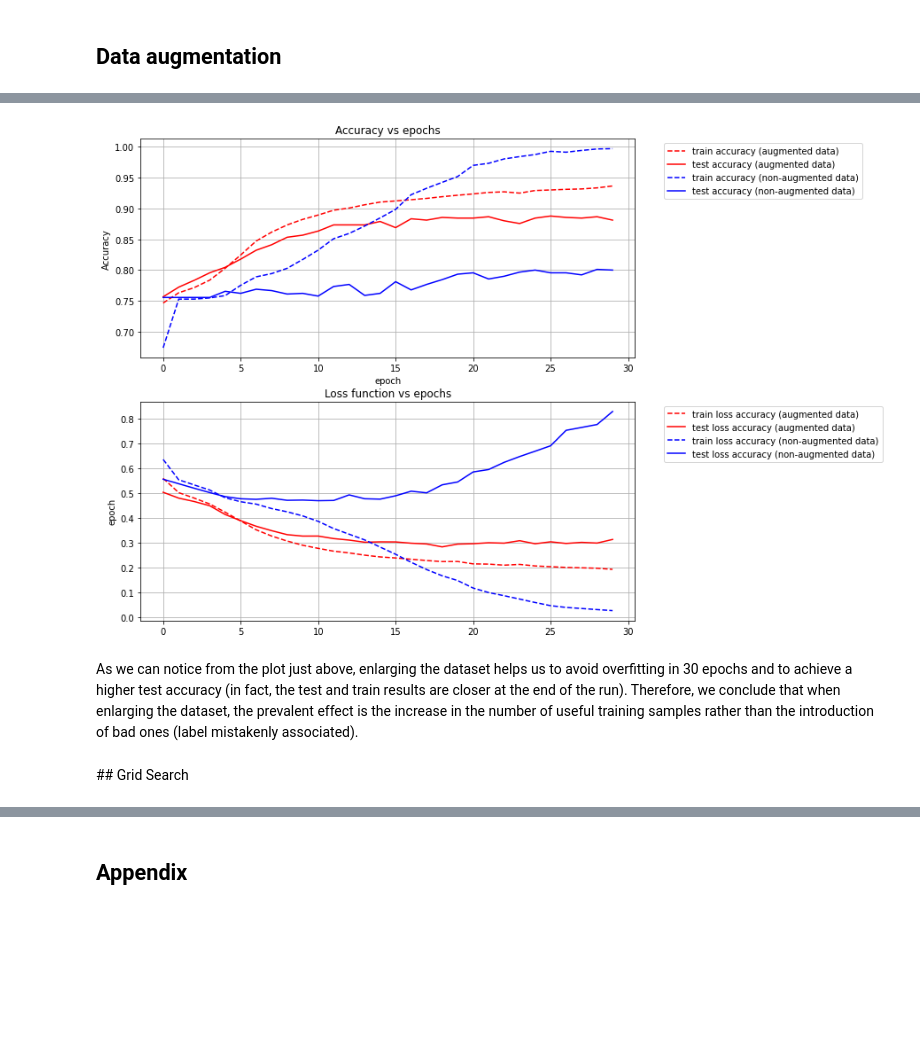
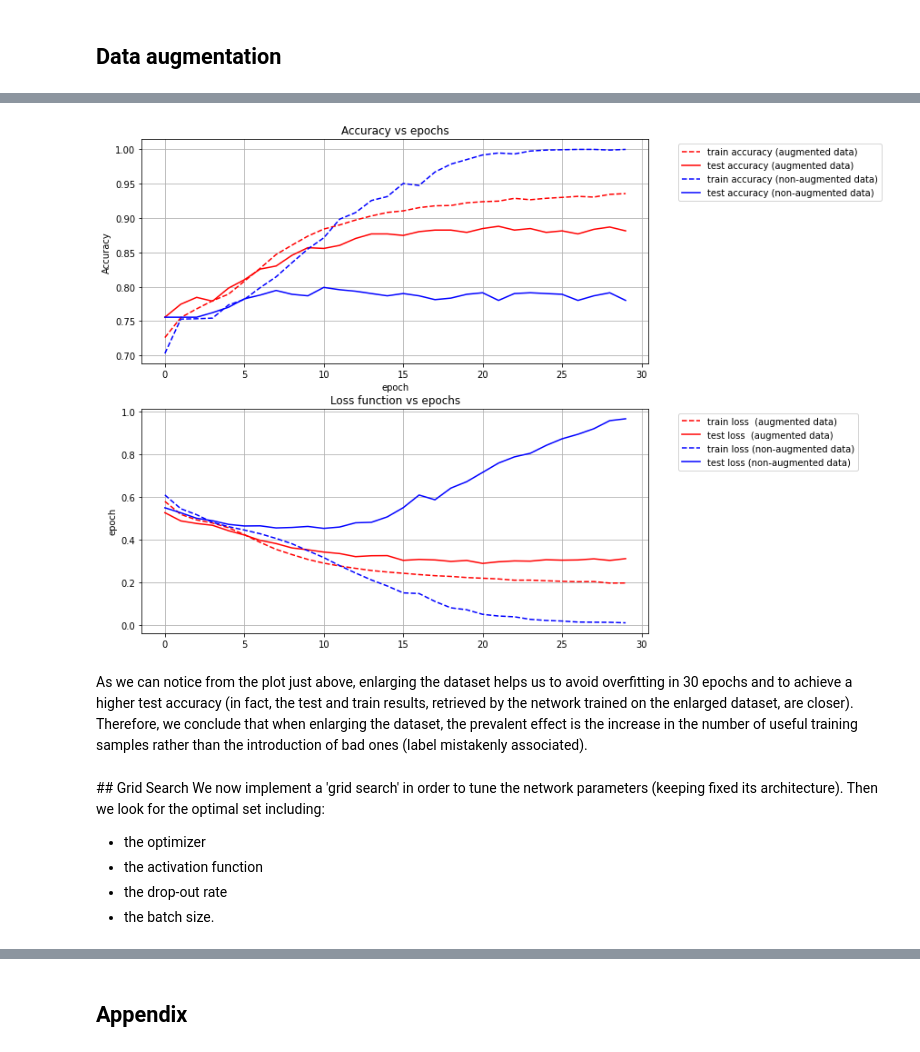
Before and after one commit to giuliacampesan/UniversityAssignments, a Jupyter notebook: 02_week/LoCPdown_exercise2.ipynb, the cells around one changed output, grey strips where cells are left out. Saved outputs shown, nothing was run; the diff lists cells and outputs as text; code cells hidden in the pictures; blank space fills up the shorter version.

```diff
--- a/02_week/LoCPdown_exercise2.ipynb
+++ b/02_week/LoCPdown_exercise2.ipynb
@@ -313,42 +321,48 @@ ax[0].plot(fit.history['val_accuracy'],
          )
 ax[0].set_ylabel('Accuracy')
 ax[0].set_xlabel('epoch')
 ax[0].set_title('Accuracy vs epochs')
 ax[0].grid()
 ax[0].legend(bbox_to_anchor=(1.05, 1))
 
 #loss
 ax[1].plot(fit_aug.history['loss'],
-         label='train loss accuracy (augmented data)',
+         label='train loss  (augmented data)',
          c='red',
          ls='--'
          )
 ax[1].plot(fit_aug.history['val_loss'],
-           label='test loss accuracy (augmented data)',
+           label='test loss  (augmented data)',
            c='red'
            )
 ax[1].plot(fit.history['loss'],
-           label='train loss accuracy (non-augmented data)',
+           label='train loss (non-augmented data)',
            c='blue',
            ls='--'
            )
 ax[1].plot(fit.history['val_loss'],
-           label='test loss accuracy (non-augmented data)',
+           label='test loss (non-augmented data)',
            c='blue'
            )
 ax[1].set_ylabel('Loss')
 ax[1].set_ylabel('epoch')
 ax[1].set_title('Loss function vs epochs')
 ax[1].grid()
 ax[1].legend(bbox_to_anchor=(1.05, 1))
 
 plt.show()
 # %% [output]
-[figure, old version]
+[figure, new version]
 # %% [markdown]
-As we can notice from the plot just above, enlarging the dataset helps us to avoid overfitting in 30 epochs and to achieve a higher test accuracy (in fact, the test and train results are closer at the end of the run). Therefore, we conclude that when enlarging the dataset, the prevalent effect is the increase in the number of useful training samples rather than the introduction of bad ones (label mistakenly associated).
+As we can notice from the plot just above, enlarging the dataset helps us to avoid overfitting in 30 epochs and to achieve a higher test accuracy (in fact, the test and train results, retrieved by the network trained on the enlarged dataset, are closer). Therefore, we conclude that when enlarging the dataset, the prevalent effect is the increase in the number of useful training samples rather than the introduction of bad ones (label mistakenly associated).
-# %% [markdown]
-## Grid Search
+# %% [markdown]
+## Grid Search
+We now implement a 'grid search' in order to tune the network parameters (keeping fixed its architecture).
+Then we look for the optimal set including:
+- the optimizer
+- the activation function
+- the drop-out rate
+- the batch size.
 # %%
 # Function to create model, required for KerasClassifier
 def create_model(optimizer='RMSprop', activation='relu', dropout_rate=0.2):
```
Also changed, not shown: parts of 25 cells of this notebook.
